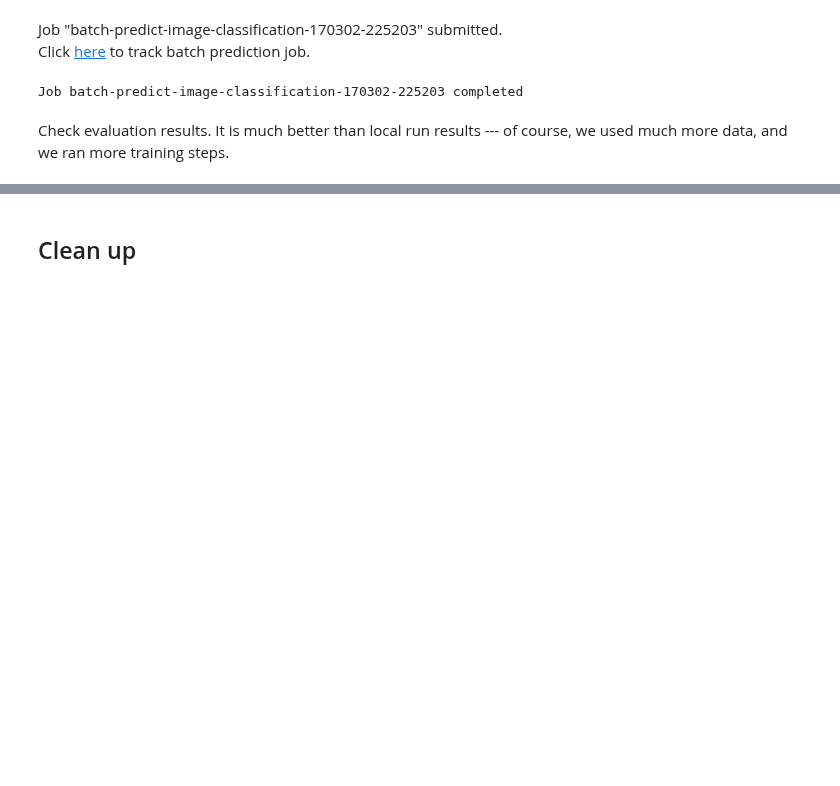
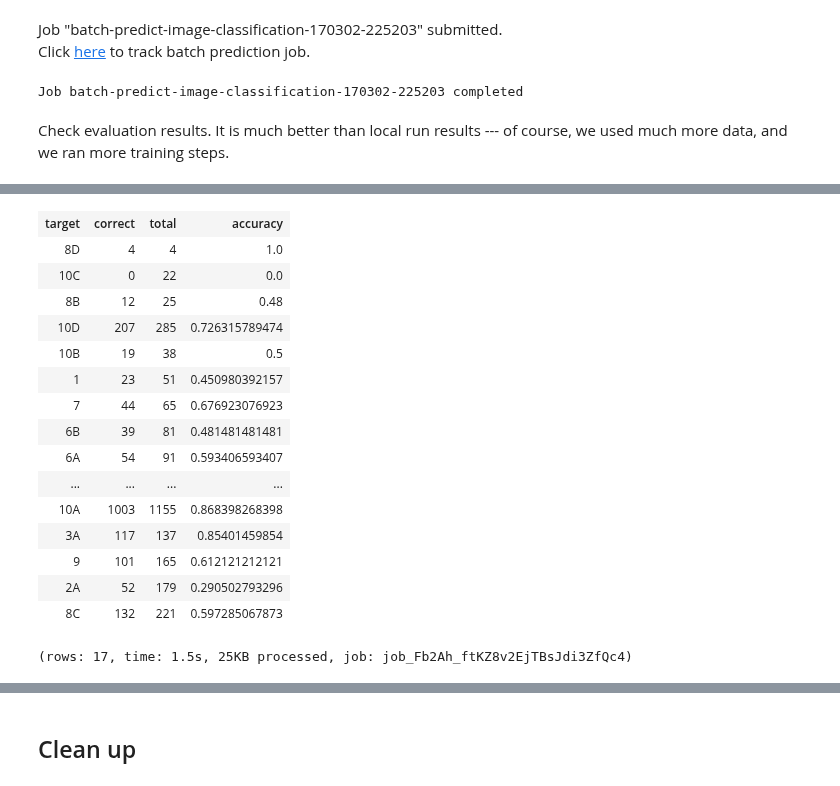
Before and after one commit to googledatalab/notebooks, a Jupyter notebook: tutorials/Machine Learning/image/coast/Cloud.ipynb, the cells around one changed output, grey strips where cells are left out. Saved outputs shown, nothing was run; the diff lists cells and outputs as text; code cells hidden in the pictures; blank space fills up the shorter version.

```diff
--- a/tutorials/Machine Learning/image/coast/Cloud.ipynb
+++ b/tutorials/Machine Learning/image/coast/Cloud.ipynb
@@ -168 +133,21 @@ GROUP BY
+# %%
+accuracy.execute().result()
+# %% [output]
+| target | correct | total | accuracy |
+| 8D | 4 | 4 | 1.0 |
+| 10C | 0 | 22 | 0.0 |
+| 8B | 12 | 25 | 0.48 |
+| 10D | 207 | 285 | 0.726315789474 |
+| 10B | 19 | 38 | 0.5 |
+| 1 | 23 | 51 | 0.450980392157 |
+| 7 | 44 | 65 | 0.676923076923 |
+| 6B | 39 | 81 | 0.481481481481 |
+| 6A | 54 | 91 | 0.593406593407 |
+| ... | ... | ... | ... |
+| 10A | 1003 | 1155 | 0.868398268398 |
+| 3A | 117 | 137 | 0.85401459854 |
+| 9 | 101 | 165 | 0.612121212121 |
+| 2A | 52 | 179 | 0.290502793296 |
+| 8C | 132 | 221 | 0.597285067873 |
+(rows: 17, time: 1.5s, 25KB processed, job: job_Fb2Ah_ftKZ8v2EjTBsJdi3ZfQc4)
 # %%
```
Also changed, not shown: parts of 7 cells of this notebook, 4 other files.
